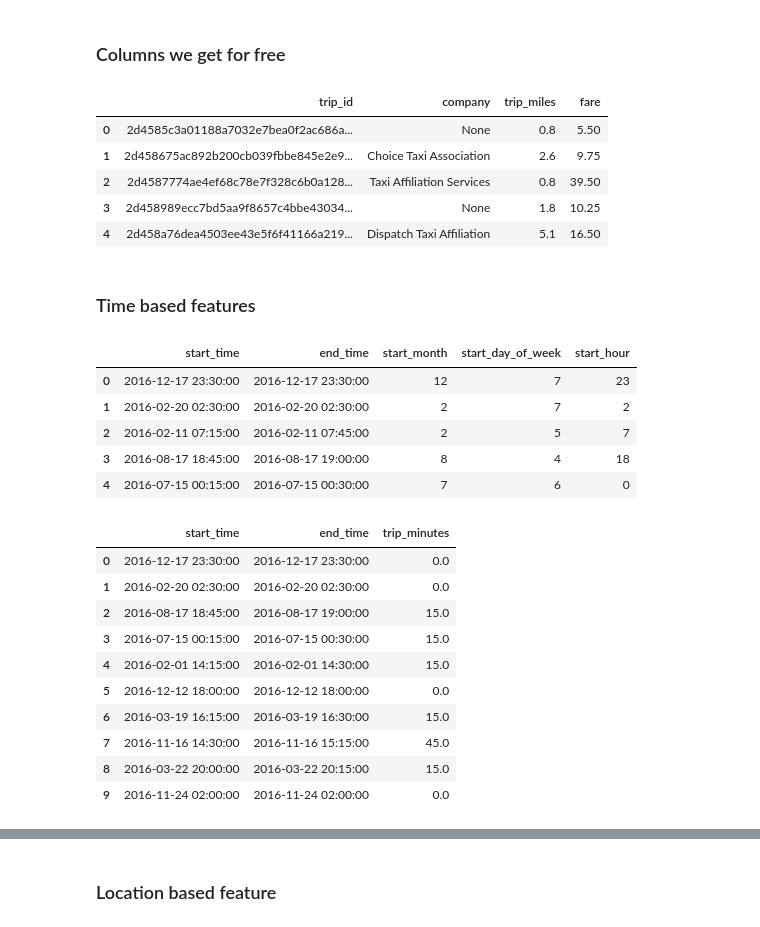
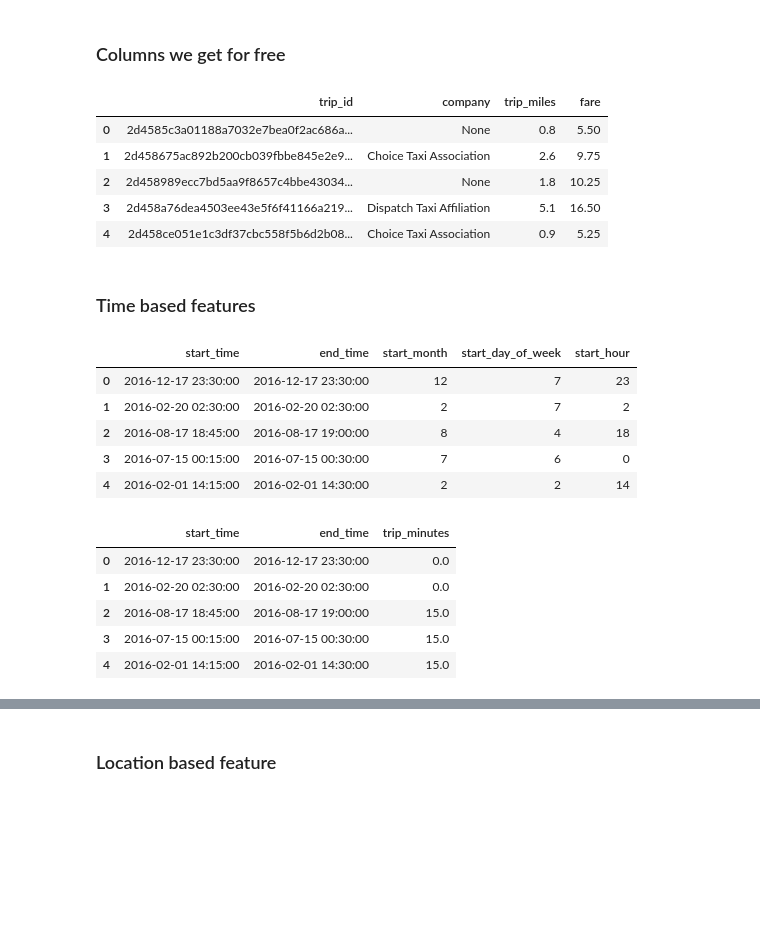
Before and after one commit to htorrence/getting_started_with_pyspark, a Jupyter notebook: solutions/3_data_processing.ipynb, the cells around one changed output, grey strips where cells are left out. Saved outputs shown, nothing was run; the diff lists cells and outputs as text; code cells hidden in the pictures; blank space fills up the shorter version.

```diff
--- a/solutions/3_data_processing.ipynb
+++ b/solutions/3_data_processing.ipynb
@@ -56,7 +62,7 @@ tips = df.where(f.col('payment_type') == 'Credit Card')
 ### Columns we get for free
 # %%
 display(
-    df.select(
+    tips.select(
         'trip_id',
         'company',
         'trip_miles',
@@ -67,14 +73,14 @@ display(
 |  | trip_id | company | trip_miles | fare |
 | 0 | 2d4585c3a01188a7032e7bea0f2ac686a... | None | 0.8 | 5.50 |
 | 1 | 2d458675ac892b200cb039fbbe845e2e9... | Choice Taxi Association | 2.6 | 9.75 |
-| 2 | 2d4587774ae4ef68c78e7f328c6b0a128... | Taxi Affiliation Services | 0.8 | 39.50 |
-| 3 | 2d458989ecc7bd5aa9f8657c4bbe43034... | None | 1.8 | 10.25 |
-| 4 | 2d458a76dea4503ee43e5f6f41166a219... | Dispatch Taxi Affiliation | 5.1 | 16.50 |
+| 2 | 2d458989ecc7bd5aa9f8657c4bbe43034... | None | 1.8 | 10.25 |
+| 3 | 2d458a76dea4503ee43e5f6f41166a219... | Dispatch Taxi Affiliation | 5.1 | 16.50 |
+| 4 | 2d458ce051e1c3df37cbc558f5b6d2b08... | Choice Taxi Association | 0.9 | 5.25 |
 # %% [markdown]
 ### Time based features
 # %%
 display(
-    df.select(
+    tips.select(
         'start_time',
         'end_time',
         f.month('start_time').alias('start_month'),
@@ -86,31 +92,22 @@ display(
 |  | start_time | end_time | start_month | start_day_of_week | start_hour |
 | 0 | 2016-12-17 23:30:00 | 2016-12-17 23:30:00 | 12 | 7 | 23 |
 | 1 | 2016-02-20 02:30:00 | 2016-02-20 02:30:00 | 2 | 7 | 2 |
-| 2 | 2016-02-11 07:15:00 | 2016-02-11 07:45:00 | 2 | 5 | 7 |
-| 3 | 2016-08-17 18:45:00 | 2016-08-17 19:00:00 | 8 | 4 | 18 |
-| 4 | 2016-07-15 00:15:00 | 2016-07-15 00:30:00 | 7 | 6 | 0 |
+| 2 | 2016-08-17 18:45:00 | 2016-08-17 19:00:00 | 8 | 4 | 18 |
+| 3 | 2016-07-15 00:15:00 | 2016-07-15 00:30:00 | 7 | 6 | 0 |
+| 4 | 2016-02-01 14:15:00 | 2016-02-01 14:30:00 | 2 | 2 | 14 |
 # %%
-# raw pyspark
 display(
-    (
-        tips
-        .withColumn(
-            'trip_minutes',
-            (f.unix_timestamp(f.col('end_time')) - f.unix_timestamp(f.col('start_time')))/60,
-        )
-        .select('start_time', 'end_time', 'trip_minutes')
-    ),
-    10,
+    tips
+    .withColumn(
+        'trip_minutes',
+        (f.unix_timestamp(f.col('end_time')) - f.unix_timestamp(f.col('start_time')))/60,
+    )
+    .select('start_time', 'end_time', 'trip_minutes')
 )
 # %% [output]
 |  | start_time | end_time | trip_minutes |
 | 0 | 2016-12-17 23:30:00 | 2016-12-17 23:30:00 | 0.0 |
 | 1 | 2016-02-20 02:30:00 | 2016-02-20 02:30:00 | 0.0 |
 | 2 | 2016-08-17 18:45:00 | 2016-08-17 19:00:00 | 15.0 |
 | 3 | 2016-07-15 00:15:00 | 2016-07-15 00:30:00 | 15.0 |
 | 4 | 2016-02-01 14:15:00 | 2016-02-01 14:30:00 | 15.0 |
-| 5 | 2016-12-12 18:00:00 | 2016-12-12 18:00:00 | 0.0 |
-| 6 | 2016-03-19 16:15:00 | 2016-03-19 16:30:00 | 15.0 |
-| 7 | 2016-11-16 14:30:00 | 2016-11-16 15:15:00 | 45.0 |
-| 8 | 2016-03-22 20:00:00 | 2016-03-22 20:15:00 | 15.0 |
-| 9 | 2016-11-24 02:00:00 | 2016-11-24 02:00:00 | 0.0 |
```
Also changed, not shown: parts of 23 cells of this notebook, 11 other files.
